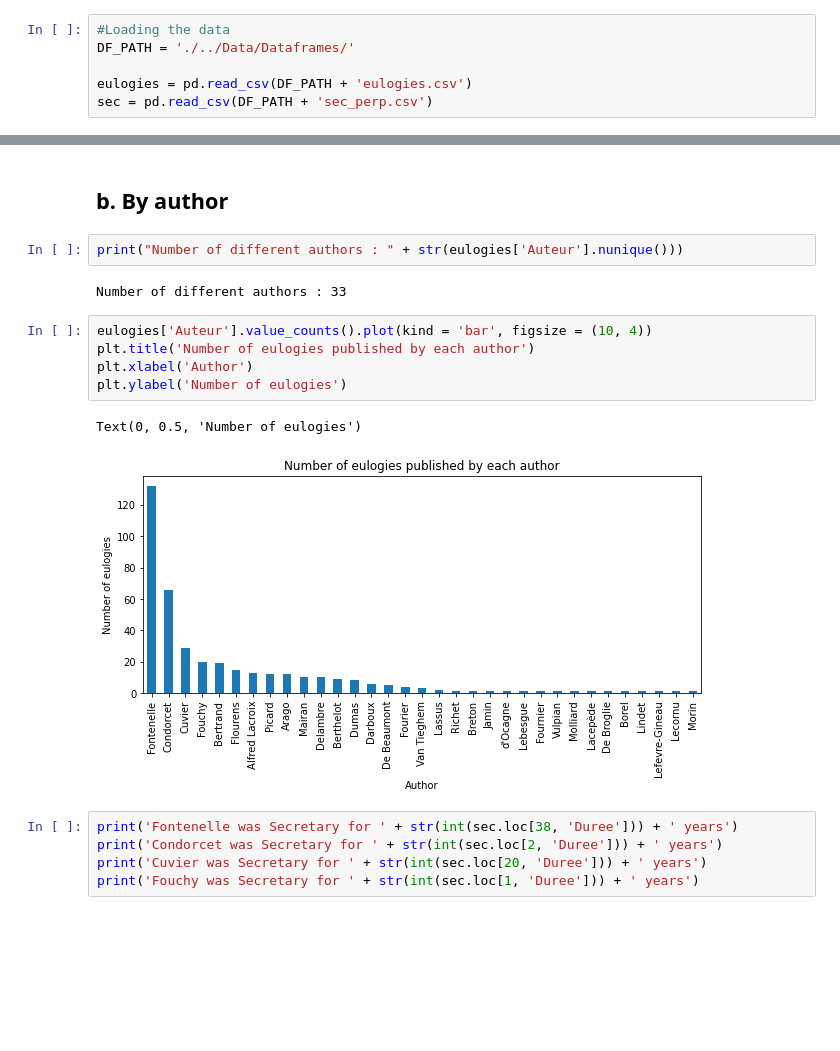
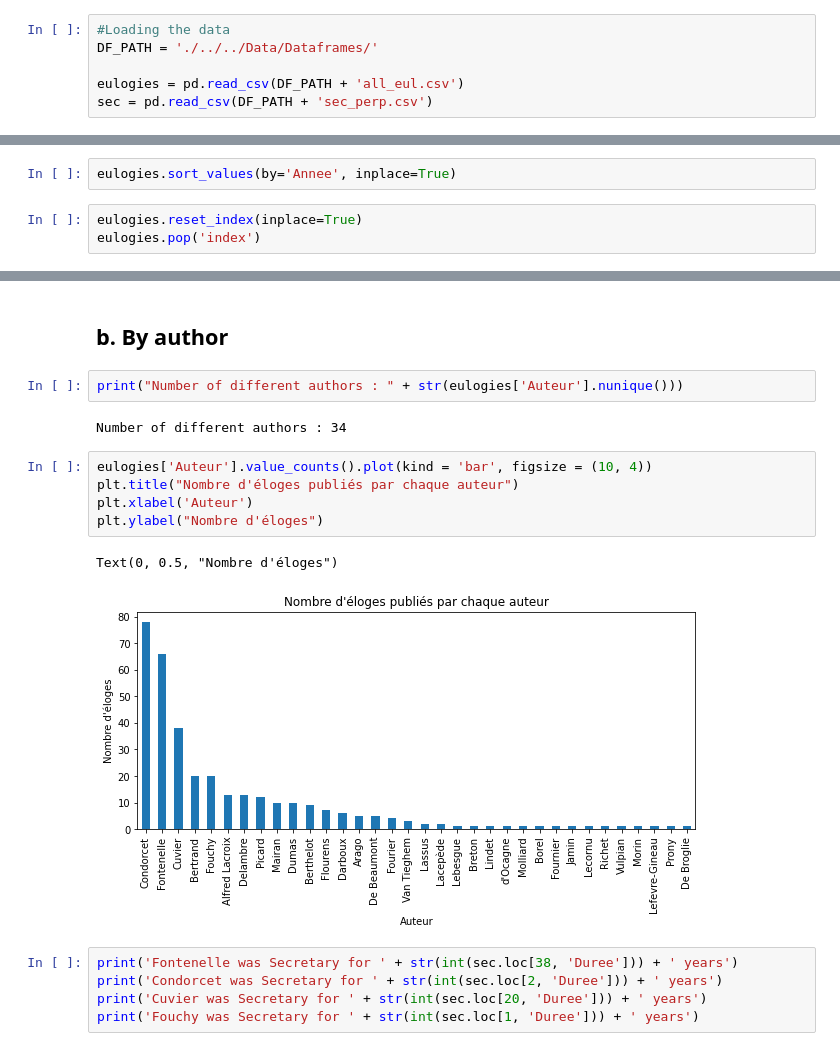
Before and after one commit to LHST-EPFL/eloge_academie, a Jupyter notebook: Code/EDA/EDA.ipynb, the cells around one changed output, grey strips where cells are left out. Saved outputs shown, nothing was run; the diff lists cells and outputs as text; blank space fills up the shorter version.

```diff
--- a/Code/EDA/EDA.ipynb
+++ b/Code/EDA/EDA.ipynb
@@ -8,7 +8,7 @@ import numpy as np
 import matplotlib.pyplot as plt
 # %%
 #Loading the data
-DF_PATH = './../Data/Dataframes/'
+DF_PATH = './../../Data/Dataframes/'
 
-eulogies = pd.read_csv(DF_PATH + 'eulogies.csv')
+eulogies = pd.read_csv(DF_PATH + 'all_eul.csv')
 sec = pd.read_csv(DF_PATH + 'sec_perp.csv')
@@ -23,0 +15,5 @@ eulogies.head()
+# %%
+eulogies.sort_values(by='Annee', inplace=True)
+# %%
+eulogies.reset_index(inplace=True)
+eulogies.pop('index')
@@ -104,15 +114,15 @@ Dernière éloge :1943.0
 # %%
 print("Number of different authors : " + str(eulogies['Auteur'].nunique()))
 # %% [output]
-Number of different authors : 33
+Number of different authors : 34
 # %%
 eulogies['Auteur'].value_counts().plot(kind = 'bar', figsize = (10, 4))
-plt.title('Number of eulogies published by each author')
-plt.xlabel('Author')
-plt.ylabel('Number of eulogies')
+plt.title("Nombre d'éloges publiés par chaque auteur")
+plt.xlabel('Auteur')
+plt.ylabel("Nombre d'éloges")
 # %% [output]
-Text(0, 0.5, 'Number of eulogies')
+Text(0, 0.5, "Nombre d'éloges")
-[figure, old version]
+[figure, new version]
 # %%
 print('Fontenelle was Secretary for ' + str(int(sec.loc[38, 'Duree'])) + ' years')
 print('Condorcet was Secretary for ' + str(int(sec.loc[2, 'Duree'])) + ' years')
```
Also changed, not shown: parts of 20 cells of this notebook, 10 other files.
